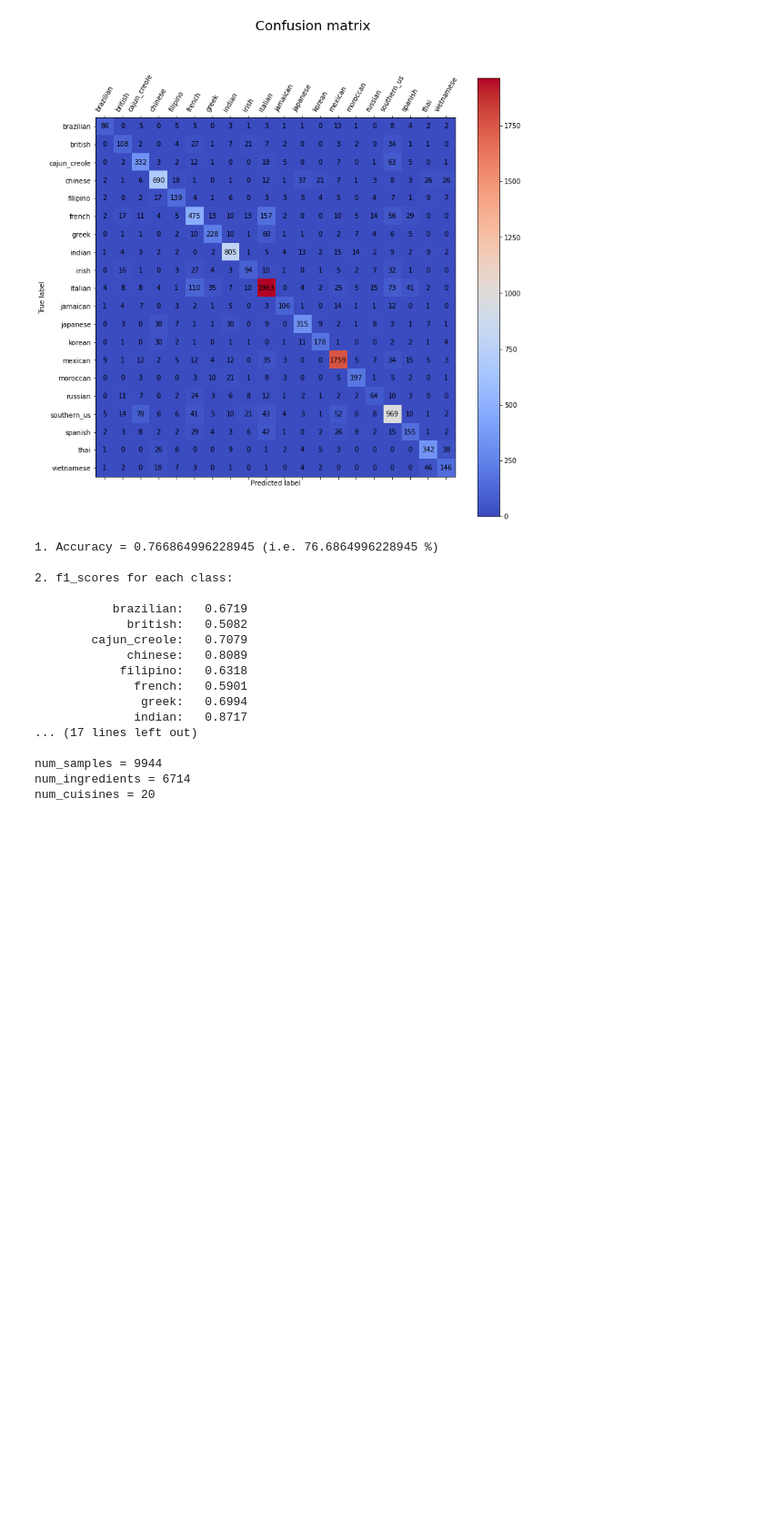
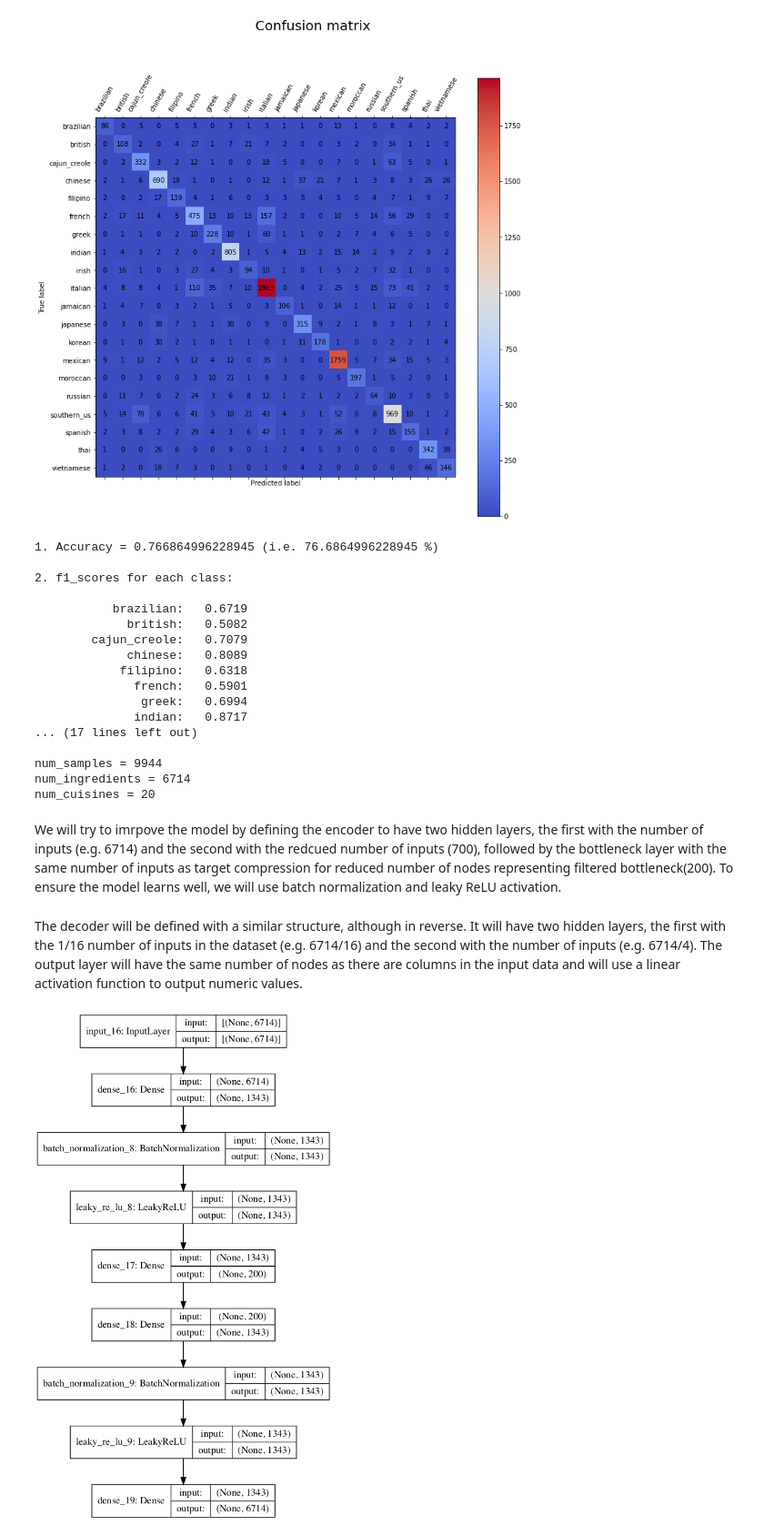
Before and after one commit to xxl4tomxu98/autoencoder-feature-extraction, a Jupyter notebook: whats-cooking/tf_pca_ae_ohe.ipynb, the cells around one changed output. Shown at 91% size. Drawn from its saved outputs; the diff is of its cells as text; code cells hidden in the pictures; blank space fills up the shorter version.

```diff
--- a/whats-cooking/tf_pca_ae_ohe.ipynb
+++ b/whats-cooking/tf_pca_ae_ohe.ipynb
@@ -433,3 +431,42 @@ Epoch 1000/1000
 num_samples = 9944
 num_ingredients = 6714
 num_cuisines = 20
+# %% [markdown]
+We will try to imrpove the model by defining the encoder to have two hidden layers, the first with the number of inputs (e.g. 6714) and the second with the redcued number of inputs (700), followed by the bottleneck layer with the same number of inputs as target compression for reduced number of nodes representing filtered bottleneck(200). To ensure the model learns well, we will use batch normalization and leaky ReLU activation.
+# %%
+# define encoder
+from keras.layers import Input, Dense, LeakyReLU
+from keras.layers.normalization import BatchNormalization
+
+n_inputs = X.shape[1]
+visible = Input(shape=(n_inputs,))
+# encoder level 1
+e = Dense(round(float(n_inputs) / 5.0))(visible)
+e = BatchNormalization()(e)
+e = LeakyReLU()(e)
+# bottleneck
+n_bottleneck = 200 # reduced nodes to the error acceptable value
+bottleneck = Dense(n_bottleneck)(e)
+# %% [markdown]
+The decoder will be defined with a similar structure, although in reverse. It will have two hidden layers, the first with the 1/16 number of inputs in the dataset (e.g. 6714/16) and the second with the number of inputs (e.g. 6714/4). The output layer will have the same number of nodes as there are columns in the input data and will use a linear activation function to output numeric values.
+# %%
+# define decoder, level 1
+from keras.models import Model, load_model
+d = Dense(round(float(n_inputs) / 5.0))(bottleneck)
+d = BatchNormalization()(d)
+d = LeakyReLU()(d)
+# output layer
+output = Dense(n_inputs, activation='linear')(d)
+# define autoencoder model
+model = Model(inputs=visible, outputs=output)
+# %%
+import tensorflow as tf
+def loss_fn(y_true, y_pred):
+    return tf.nn.sigmoid_cross_entropy_with_logits(labels=y_true, logits=y_pred)
+# compile autoencoder model
+model.compile(optimizer='rmsprop', loss=loss_fn, metrics=['accuracy'])
+# plot the autoencoder
+from keras.utils.vis_utils import plot_model
+plot_model(model, 'autoencoder_compress.png', show_shapes=True)
+# %% [output]
+[figure, added]
```
Also changed, not shown: parts of 11 cells of this notebook, 1 other file.
